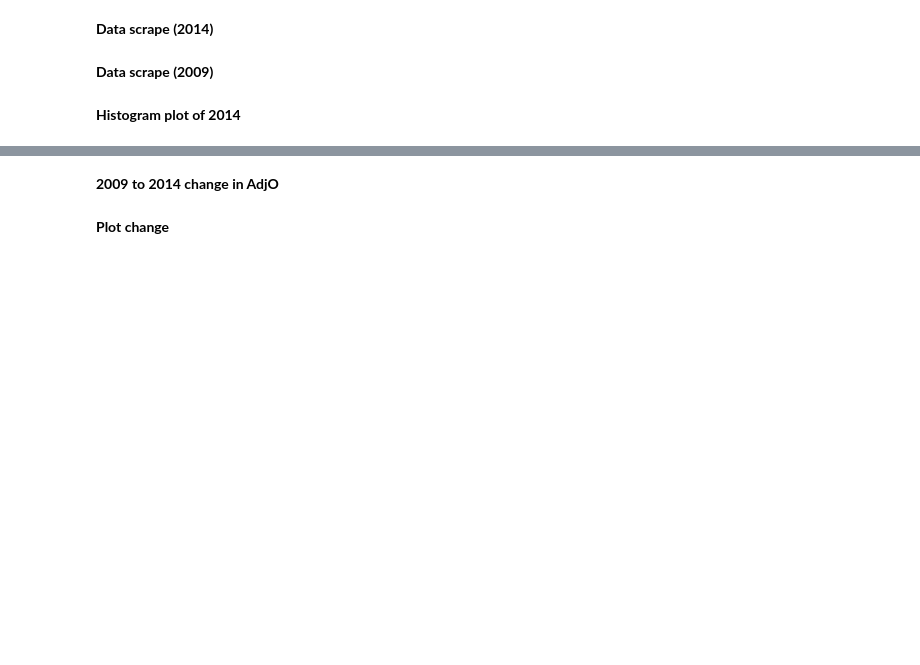
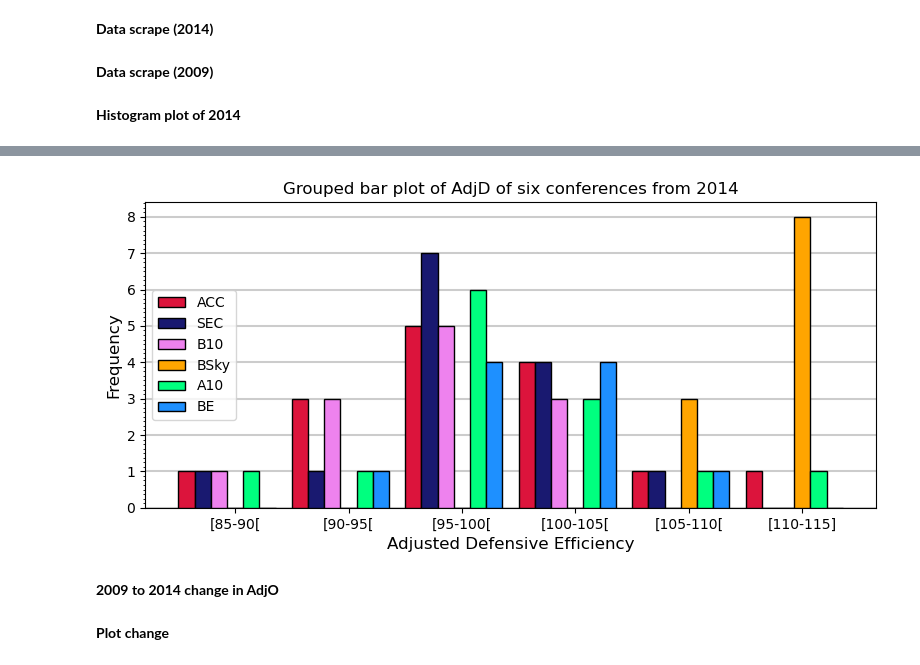
Before and after one commit to Gullaschen/AMAS, a Jupyter notebook: Assignment 1/Exercise_Basketball.ipynb, the cells around one changed output, grey strips where cells are left out. Drawn from its saved outputs; the diff is of its cells as text; code cells hidden in the pictures; blank space fills up the shorter version.

```diff
--- a/Assignment 1/Exercise_Basketball.ipynb
+++ b/Assignment 1/Exercise_Basketball.ipynb
@@ -108,3 +111,42 @@ plt.show()
+# %%
+# Define the bins
+bins = [85, 90, 95, 100, 105, 110, 115]
+
+n_datasets = len(data)
+bar_width = 1.0 / (n_datasets + 1)  # Padding between groups
+bin_labels = [f'[{bins[i]}-{bins[i+1]}[' for i in range(len(bins)-1)]
+bin_labels[-1] = f'[{bins[5]}-{bins[-1]}]'
+
+plt.figure(figsize=(8,4))
+ax = plt.subplot(111)
+
+for i, dataset in enumerate(data):
+    hist, _ = np.histogram(dataset, bins=bins)
+    positions = np.arange(len(bins) - 1) + i * bar_width
+    ax.bar(positions, hist, width=bar_width, alpha=1.,label=f'{labels[i]}',zorder=10,edgecolor='black')
+
+ax.set_xticks(np.arange(len(bins) - 1) + bar_width * n_datasets / 2)
+ax.set_xticklabels(bin_labels)
+
+for i in range(0,9):
+    plt.axhline(y=i, color='k',alpha=0.2,zorder=0)
+
+ax.set_axisbelow(True)
+
+ax = plt.gca()
+# ax.xaxis.set_minor_locator(AutoMinorLocator(8))
+ax.yaxis.set_minor_locator(AutoMinorLocator(8))
+ax.tick_params(which='minor', length=1.5, color='k')
+
+plt.xlabel('Adjusted Defensive Efficiency',fontsize=12)
+plt.ylabel('Frequency',fontsize=12)
+plt.title('Grouped bar plot of AdjD of six conferences from 2014',fontsize=12)
+plt.legend(loc='best')
+plt.tight_layout()
+plt.savefig('GroupedHistograms_BE.pdf')
+plt.show()
+# %% [output]
+[figure, added]
 # %% [markdown]
 **2009 to 2014 change in AdjO**
 # %%
```
Also changed, not shown: parts of 2 cells of this notebook, 3 other files.
